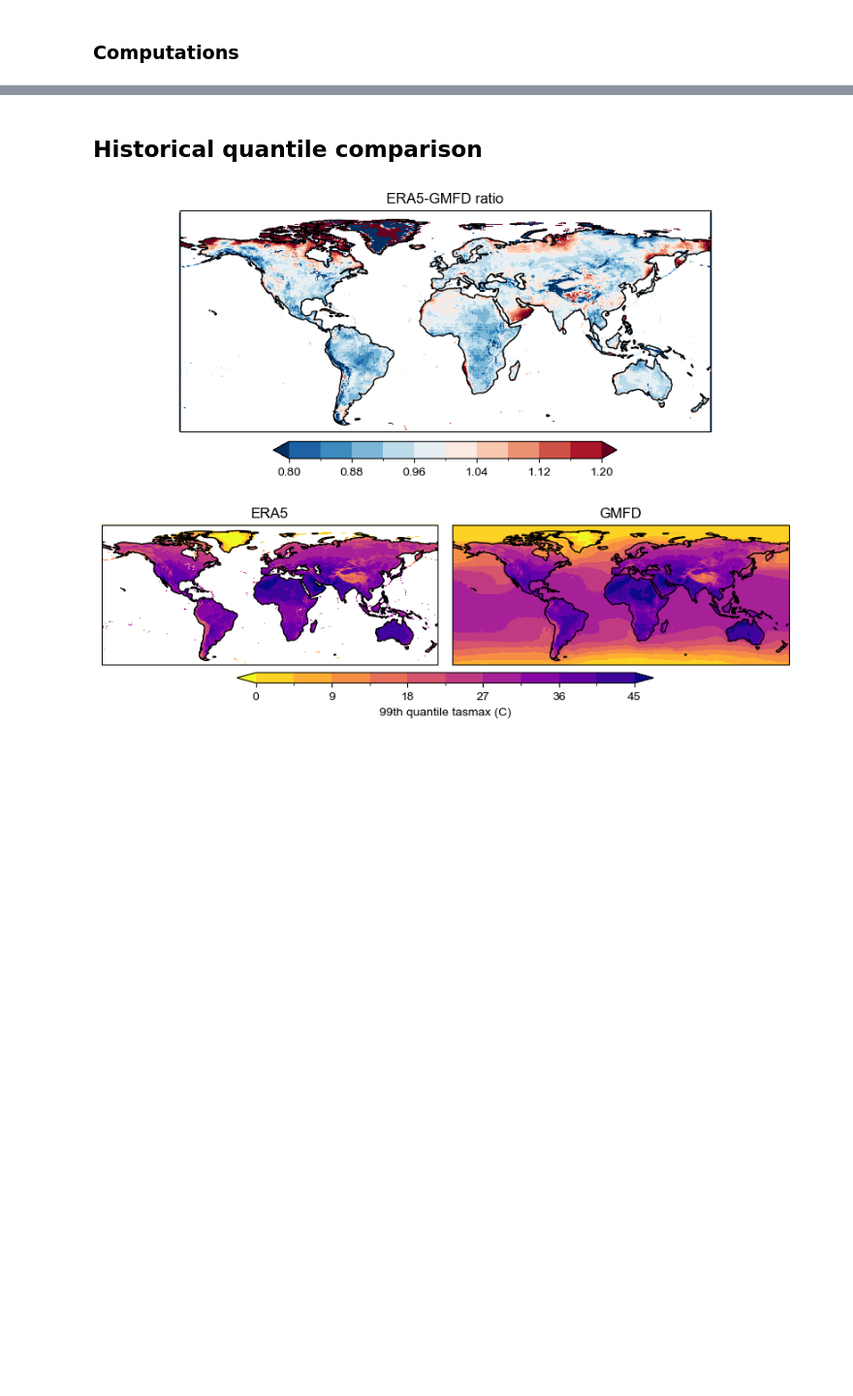
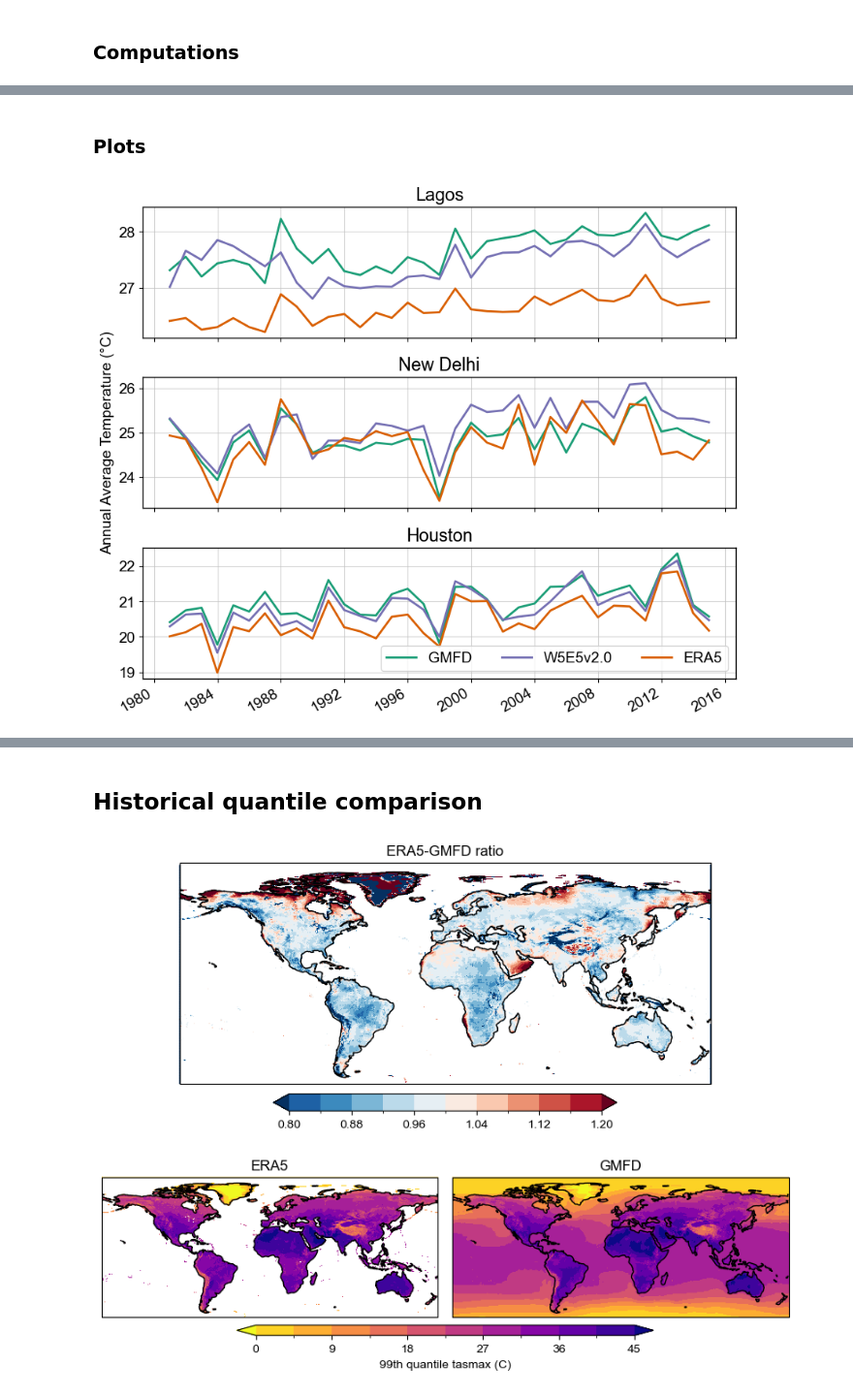
Before and after one commit to david0811/lafferty-sriver_2023_npjCliAtm, a Jupyter notebook: code/06b_supplementary_plots.ipynb, the cells around one changed output, grey strips where cells are left out. Shown at 97% size. Saved outputs shown, nothing was run; the diff lists cells and outputs as text; code cells hidden in the pictures; blank space fills up the shorter version.

```diff
--- a/code/06b_supplementary_plots.ipynb
+++ b/code/06b_supplementary_plots.ipynb
@@ -3,17 +3,26 @@ import numpy as np
 from functools import reduce
 import pandas as pd
 import xarray as xr
+import xesmf as xe
 import dask
 import os
 
 import matplotlib.pyplot as plt
 plt.rcParams['font.family'] = 'sans-serif'
 plt.rcParams['font.sans-serif'] = 'Arial'
-plt.rcParams['font.size'] = 18
+plt.rcParams['font.size'] = 14
 plt.rcParams['pdf.fonttype'] = 42
-plt.rcParams["axes.linewidth"] = 2.50
+plt.rcParams["axes.linewidth"] = 1
+
+from matplotlib.colors import LinearSegmentedColormap
+cm_data = np.loadtxt("../../ScientificColourMaps7/batlow/batlow.txt")[::-1]
+batlow_map = LinearSegmentedColormap.from_list('batlow', cm_data)
+
+cm_data = np.loadtxt("../../ScientificColourMaps7/bamako/bamako.txt")[::-1]
+bamako_map = LinearSegmentedColormap.from_list('bamako', cm_data)
 
 import cartopy.crs as ccrs
+import cartopy.feature as cfeature
 import regionmask
 # %% [markdown]
 ## SREX regions
@@ -260,0 +423,58 @@ ds_tas_avg = ds_tas.resample(time='1Y').mean()
+# %% [markdown]
+### Plots
+# %%
+# Read all
+read_path = '/gpfs/group/kaf26/default/dcl5300/lafferty-sriver_inprep_tbh_DATA/obs_data/annual/'
+
+ds_gmfd = xr.open_dataset(read_path + 'gmfd/gmfd_annual_regridded.nc')
+ds_w5e5 = xr.open_dataset(read_path + 'w5e5/w5e5_annual_regridded.nc')
+ds_era5 = xr.open_dataset(read_path + 'era5/era5_annual_regridded.nc')
+# %%
+# Figure 1: average temperature
+fig, axs = plt.subplots(3,1, figsize=(10,8), sharex=True, sharey=False, gridspec_kw={'hspace':0.3})
+
+color_dict = {'GMFD':'#1b9e77', 'ERA5':'#d95f02', 'W5E5':'#7570b3'}
+
+### Lagos, Nigeria
+ax=axs[0]
+lat, lon = 6.455027, 3.384082
+ds_gmfd.sel(lat=lat, lon=lon, method='nearest').tas_avg.plot(ax=ax, label=None, lw=2, color=color_dict['GMFD'])
+ds_w5e5.sel(lat=lat, lon=lon, method='nearest').tas_avg.plot(ax=ax, label=None, lw=2, color=color_dict['W5E5'])
+ds_era5.sel(lat=lat, lon=lon, method='nearest').tas_avg.plot(ax=ax, label=None, lw=2, color=color_dict['ERA5'])
+ax.set_title('Lagos')
+ax.set_xlabel('')
+ax.grid(color='silver', alpha=0.7)
+ax.set_ylabel('')
+
+### New Delhi, India
+ax=axs[1]
+lat, lon = 28.613895, 77.209006
+ds_gmfd.sel(lat=lat, lon=lon, method='nearest').tas_avg.plot(ax=ax, label=None, lw=2, color=color_dict['GMFD'])
+ds_w5e5.sel(lat=lat, lon=lon, method='nearest').tas_avg.plot(ax=ax, label=None, lw=2, color=color_dict['W5E5'])
+ds_era5.sel(lat=lat, lon=lon, method='nearest').tas_avg.plot(ax=ax, label=None, lw=2, color=color_dict['ERA5'])
+ax.set_title('New Delhi')
+ax.set_xlabel('')
+ax.grid(color='silver', alpha=0.7)
+ax.set_ylabel('Annual Average Temperature ' + u'(\N{DEGREE SIGN}C)')
+
+### Houston, USA
+ax=axs[2]
+lat, lon = 29.762778, 360-95.383056
+ds_gmfd.sel(lat=lat, lon=lon, method='nearest').tas_avg.plot(ax=ax, label=None, lw=2, color=color_dict['GMFD'])
+ds_w5e5.sel(lat=lat, lon=lon, method='nearest').tas_avg.plot(ax=ax, label=None, lw=2, color=color_dict['W5E5'])
+ds_era5.sel(lat=lat, lon=lon, method='nearest').tas_avg.plot(ax=ax, label=None, lw=2, color=color_dict['ERA5'])
+ax.set_title('Houston')
+ax.set_xlabel('')
+ax.grid(color='silver', alpha=0.7)
+ax.set_ylabel('')
+
+ax.set_ylim(ax.get_ylim())
+ax.set_xlim(ax.get_xlim())
+ax.plot([100,200], [100,200], color=color_dict['GMFD'], lw=2, label = 'GMFD')
+ax.plot([100,200], [100,200], color=color_dict['W5E5'], lw=2, label = 'W5E5v2.0')
+ax.plot([100,200], [100,200], color=color_dict['ERA5'], lw=2, label = 'ERA5')
+ax.legend(fontsize=14, ncols=3, loc='lower right')
+
+plt.show()
+# %% [output]
+[figure, added]
```
Also changed, not shown: parts of 12 cells of this notebook, 6 other files.
